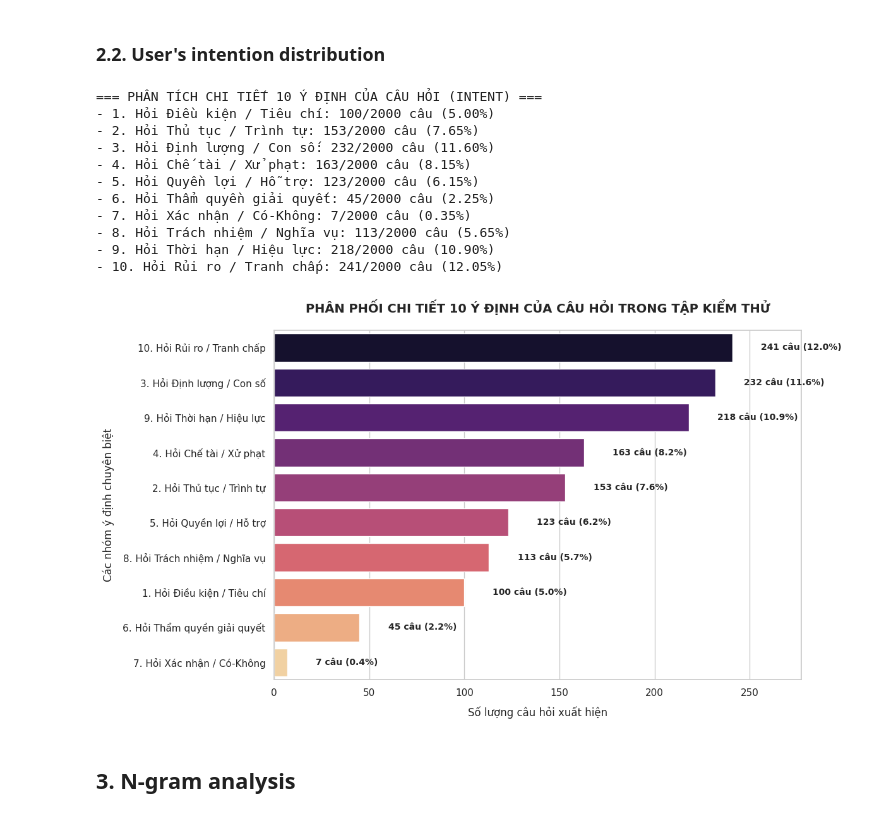
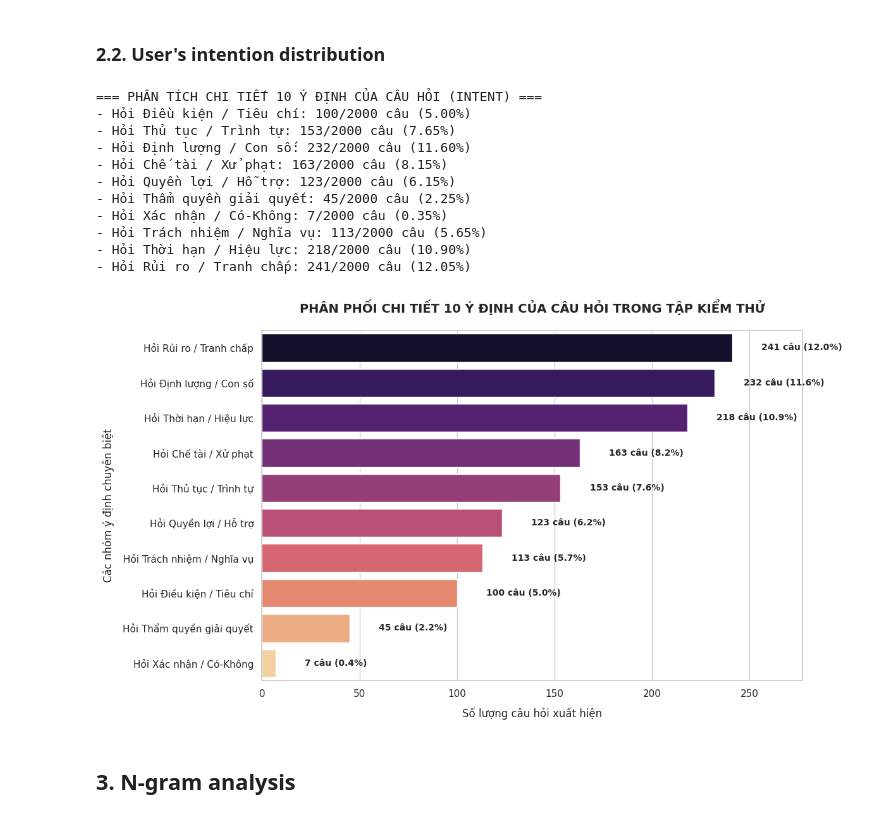
Before and after one commit to nguyenlog205/r2ai-competition-aihoi, a Jupyter notebook: notebooks/data_preprocessing/question_answer/testing_analysis.ipynb, the cells around one changed output. Cells and saved outputs as stored; diff of their text form; code cells hidden in the pictures.

```diff
--- a/notebooks/data_preprocessing/question_answer/testing_analysis.ipynb
+++ b/notebooks/data_preprocessing/question_answer/testing_analysis.ipynb
@@ -96,7 +96,7 @@ keywords = {
     'Quản trị nội bộ & Đại hội đồng': ['điều lệ', 'đại hội đồng', 'hội đồng quản trị', 'giám đốc', 'đại diện pháp luật', 'nghị quyết', 'biên bản'],
     'Tái cấu trúc & Giải thể': ['giải thể', 'phá sản', 'tạm ngừng', 'tạm dừng', 'sáp nhập', 'chia tách', 'chuyển đổi loại hình'],
     'Sở hữu trí tuệ & Thương hiệu': ['sở hữu trí tuệ', 'thương hiệu', 'nhãn hiệu', 'bản quyền', 'sáng chế', 'bí mật kinh doanh'],
-    '10. Tranh chấp & Xử lý vi phạm': ['tranh chấp', 'khởi kiện', 'tòa án', 'trọng tài', 'bị phạt', 'vi phạm', 'xử phạt hành chính']
+    'Tranh chấp & Xử lý vi phạm': ['tranh chấp', 'khởi kiện', 'tòa án', 'trọng tài', 'bị phạt', 'vi phạm', 'xử phạt hành chính']
 }
 
 total_samples = len(df)
@@ -169,16 +169,16 @@ plt.show()
 # %%
 
 intents = {
-    '1. Hỏi Điều kiện / Tiêu chí': ['điều kiện gì', 'phải đáp ứng', 'tiêu chuẩn nào', 'đối tượng nào'],
-    '2. Hỏi Thủ tục / Trình tự': ['thủ tục', 'trình tự', 'các bước', 'hồ sơ gồm', 'cần chuẩn bị gì'],
-    '3. Hỏi Định lượng / Con số': ['bao nhiêu', 'mấy năm', 'mức nào', 'bao lâu', 'mấy tháng', 'tối đa', 'tối thiểu'],
-    '4. Hỏi Chế tài / Xử phạt': ['bị phạt', 'bị xử lý', 'chế tài', 'tước quyền', 'bị tịch thu'],
-    '5. Hỏi Quyền lợi / Hỗ trợ': ['được hưởng', 'ưu đãi gì', 'được hỗ trợ', 'được miễn', 'được giảm'],
-    '6. Hỏi Thẩm quyền giải quyết': ['cơ quan nào', 'ai có thẩm quyền', 'nộp ở đâu', 'xin cấp ở đâu'],
-    '7. Hỏi Xác nhận / Có-Không': ['có được không', 'có phải là', 'được phép không', 'hợp pháp không'],
-    '8. Hỏi Trách nhiệm / Nghĩa vụ': ['phải làm gì', 'có trách nhiệm', 'có nghĩa vụ', 'bắt buộc phải'],
-    '9. Hỏi Thời hạn / Hiệu lực': ['thời hạn', 'hiệu lực', 'khi nào hết hạn', 'trong vòng bao lâu'],
-    '10. Hỏi Rủi ro / Tranh chấp': ['rủi ro', 'tranh chấp', 'khởi kiện', 'giữ bản chính', 'vi phạm']
+    'Hỏi Điều kiện / Tiêu chí': ['điều kiện gì', 'phải đáp ứng', 'tiêu chuẩn nào', 'đối tượng nào'],
+    'Hỏi Thủ tục / Trình tự': ['thủ tục', 'trình tự', 'các bước', 'hồ sơ gồm', 'cần chuẩn bị gì'],
+    'Hỏi Định lượng / Con số': ['bao nhiêu', 'mấy năm', 'mức nào', 'bao lâu', 'mấy tháng', 'tối đa', 'tối thiểu'],
+    'Hỏi Chế tài / Xử phạt': ['bị phạt', 'bị xử lý', 'chế tài', 'tước quyền', 'bị tịch thu'],
+    'Hỏi Quyền lợi / Hỗ trợ': ['được hưởng', 'ưu đãi gì', 'được hỗ trợ', 'được miễn', 'được giảm'],
+    'Hỏi Thẩm quyền giải quyết': ['cơ quan nào', 'ai có thẩm quyền', 'nộp ở đâu', 'xin cấp ở đâu'],
+    'Hỏi Xác nhận / Có-Không': ['có được không', 'có phải là', 'được phép không', 'hợp pháp không'],
+    'Hỏi Trách nhiệm / Nghĩa vụ': ['phải làm gì', 'có trách nhiệm', 'có nghĩa vụ', 'bắt buộc phải'],
+    'Hỏi Thời hạn / Hiệu lực': ['thời hạn', 'hiệu lực', 'khi nào hết hạn', 'trong vòng bao lâu'],
+    'Hỏi Rủi ro / Tranh chấp': ['rủi ro', 'tranh chấp', 'khởi kiện', 'giữ bản chính', 'vi phạm']
 }
 
 # ==============================================================
@@ -215,44 +215,44 @@ ax = sns.barplot(
     x='Số lượng câu hỏi',
     y='Ý định câu hỏi',
     data=plot_intent_df,
     palette='magma',
     hue='Ý định câu hỏi',
     legend=False,
 )
 
 for i, p in enumerate(ax.patches):
     width = p.get_width()
     percentage = plot_intent_df.iloc[i]['Tỷ lệ (%)']
     ax.text(
         width + 15,
         p.get_y() + p.get_height() / 2,
         f'{int(width)} câu ({percentage:.1f}%)',
         va='center',
         ha='left',
         fontsize=10,
         fontweight='bold',
     )
 
 plt.title('PHÂN PHỐI CHI TIẾT 10 Ý ĐỊNH CỦA CÂU HỎI TRONG TẬP KIỂM THỬ', fontsize=14, fontweight='bold', pad=20)
 plt.xlabel('Số lượng câu hỏi xuất hiện', fontsize=12, labelpad=10)
 plt.ylabel('Các nhóm ý định chuyên biệt', fontsize=12, labelpad=10)
 plt.xlim(0, max(intent_counts.values()) * 1.15)
 
 plt.tight_layout()
 plt.show()
 # %% [output]
 === PHÂN TÍCH CHI TIẾT 10 Ý ĐỊNH CỦA CÂU HỎI (INTENT) ===
-- 1. Hỏi Điều kiện / Tiêu chí: 100/2000 câu (5.00%)
-- 2. Hỏi Thủ tục / Trình tự: 153/2000 câu (7.65%)
-- 3. Hỏi Định lượng / Con số: 232/2000 câu (11.60%)
-- 4. Hỏi Chế tài / Xử phạt: 163/2000 câu (8.15%)
-- 5. Hỏi Quyền lợi / Hỗ trợ: 123/2000 câu (6.15%)
-- 6. Hỏi Thẩm quyền giải quyết: 45/2000 câu (2.25%)
-- 7. Hỏi Xác nhận / Có-Không: 7/2000 câu (0.35%)
-- 8. Hỏi Trách nhiệm / Nghĩa vụ: 113/2000 câu (5.65%)
-- 9. Hỏi Thời hạn / Hiệu lực: 218/2000 câu (10.90%)
-- 10. Hỏi Rủi ro / Tranh chấp: 241/2000 câu (12.05%)
+- Hỏi Điều kiện / Tiêu chí: 100/2000 câu (5.00%)
+- Hỏi Thủ tục / Trình tự: 153/2000 câu (7.65%)
+- Hỏi Định lượng / Con số: 232/2000 câu (11.60%)
+- Hỏi Chế tài / Xử phạt: 163/2000 câu (8.15%)
+- Hỏi Quyền lợi / Hỗ trợ: 123/2000 câu (6.15%)
+- Hỏi Thẩm quyền giải quyết: 45/2000 câu (2.25%)
+- Hỏi Xác nhận / Có-Không: 7/2000 câu (0.35%)
+- Hỏi Trách nhiệm / Nghĩa vụ: 113/2000 câu (5.65%)
+- Hỏi Thời hạn / Hiệu lực: 218/2000 câu (10.90%)
+- Hỏi Rủi ro / Tranh chấp: 241/2000 câu (12.05%)
-[figure, old version]
+[figure, new version]
 # %% [markdown]
 ## 3. N-gram analysis
 # %%
```
Also changed, not shown: parts of 1 cell of this notebook, 8 other files.
